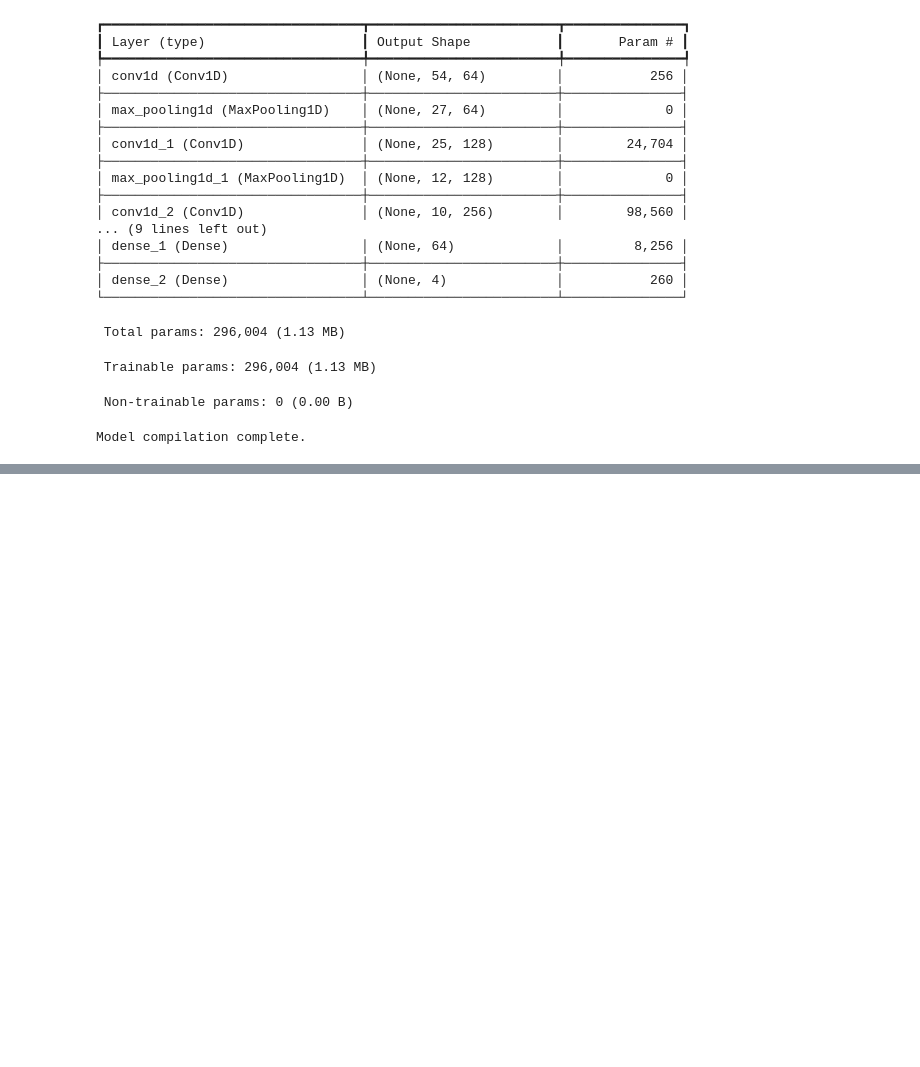
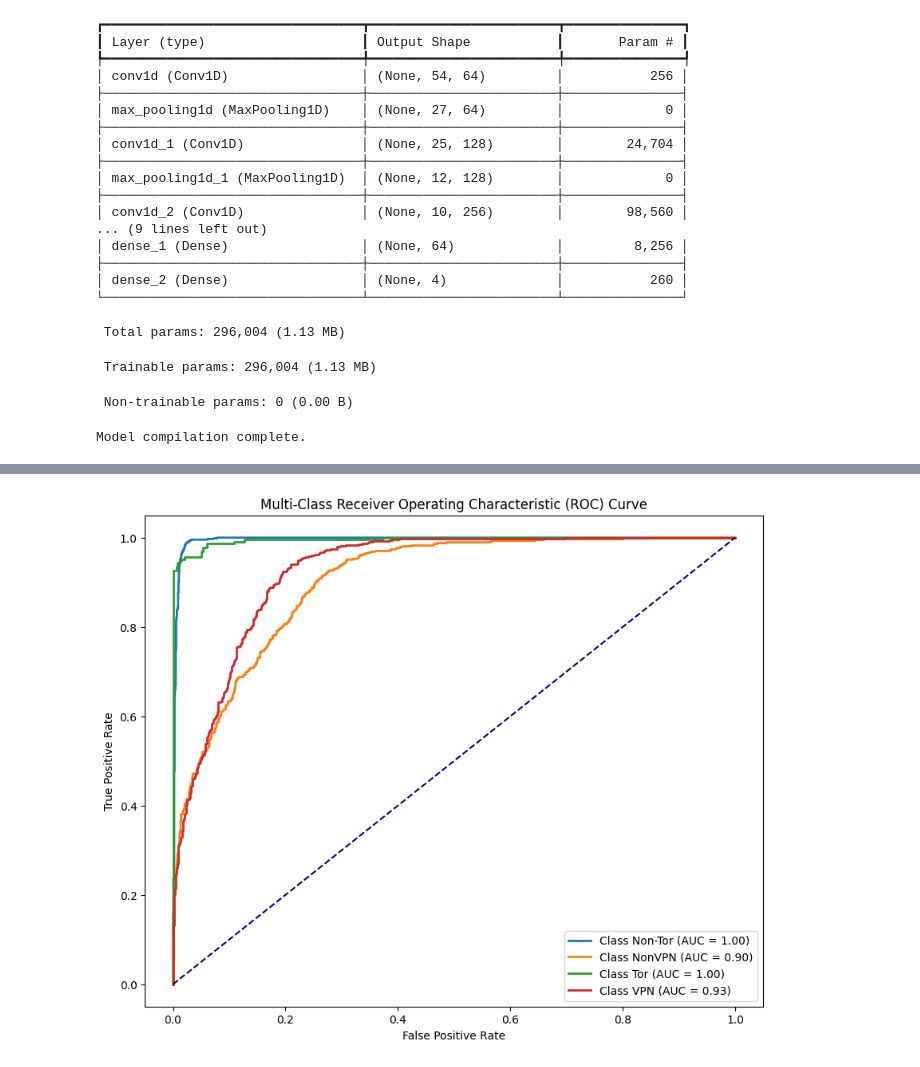
Before and after one commit to Nirusan03/QuanNetDetct, a Jupyter notebook: CNN.ipynb, the cells around one changed output, grey strips where cells are left out. Drawn from its saved outputs; the diff is of its cells as text; code cells hidden in the pictures; blank space fills up the shorter version.

```diff
--- a/CNN.ipynb
+++ b/CNN.ipynb
@@ -122,0 +123,26 @@ Test Accuracy: 0.8401135206222534
+# %%
+from sklearn.preprocessing import label_binarize
+from sklearn.metrics import roc_curve, auc
+from sklearn.metrics import RocCurveDisplay
+
+# Binarize the labels for multi-class ROC AUC
+y_test_bin = label_binarize(y_test, classes=range(len(label_encoder.classes_)))
+y_pred_bin = model.predict(X_test)
+
+# Compute ROC curve and ROC area for each class
+plt.figure(figsize=(10, 8))
+for i in range(len(label_encoder.classes_)):
+    fpr, tpr, _ = roc_curve(y_test_bin[:, i], y_pred_bin[:, i])
+    roc_auc = auc(fpr, tpr)
+    plt.plot(fpr, tpr, lw=2, label=f'Class {label_encoder.classes_[i]} (AUC = {roc_auc:.2f})')
+
+# Plot ROC for random chance
+plt.plot([0, 1], [0, 1], color="navy", linestyle="--")
+
+# Plot formatting
+plt.xlabel("False Positive Rate")
+plt.ylabel("True Positive Rate")
+plt.title("Multi-Class Receiver Operating Characteristic (ROC) Curve")
+plt.legend(loc="lower right")
+plt.show()
+# %% [output]
@@ -123,3 +150,4 @@ Test Accuracy: 0.8401135206222534
+[figure, added]
 # %%
 import matplotlib.pyplot as plt
 
```
Also changed, not shown: parts of 5 cells of this notebook, 1 other file.
